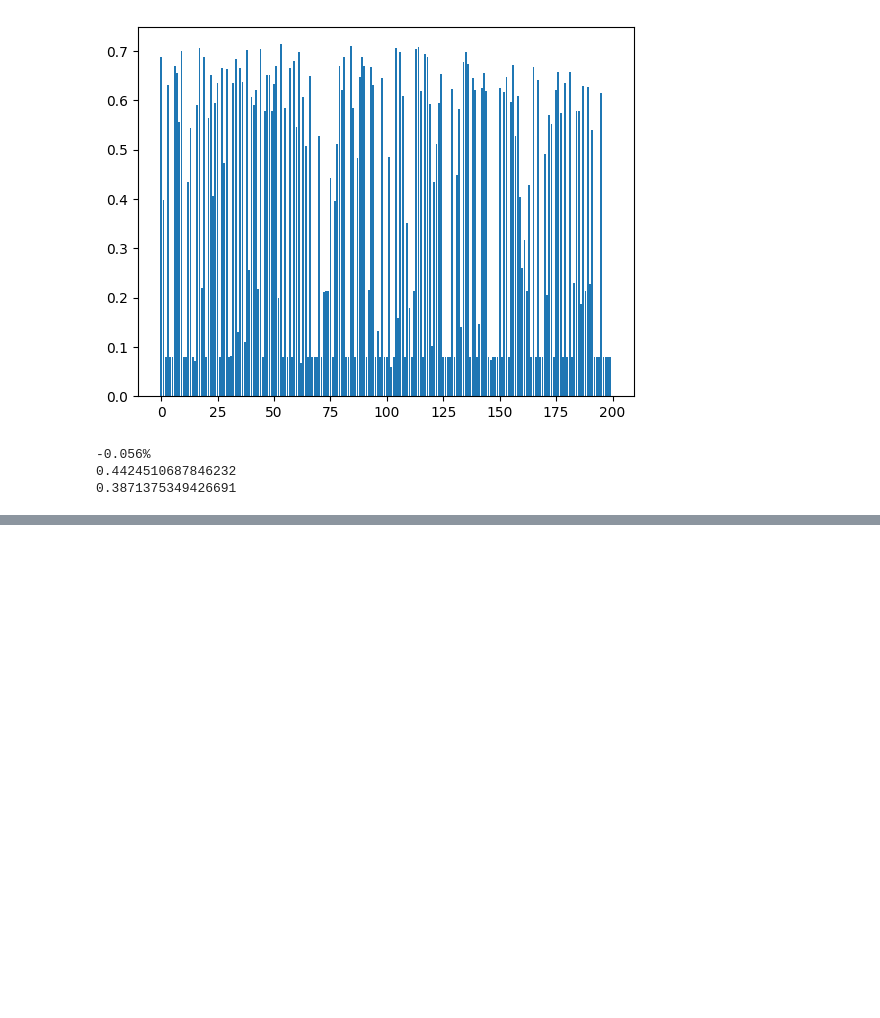
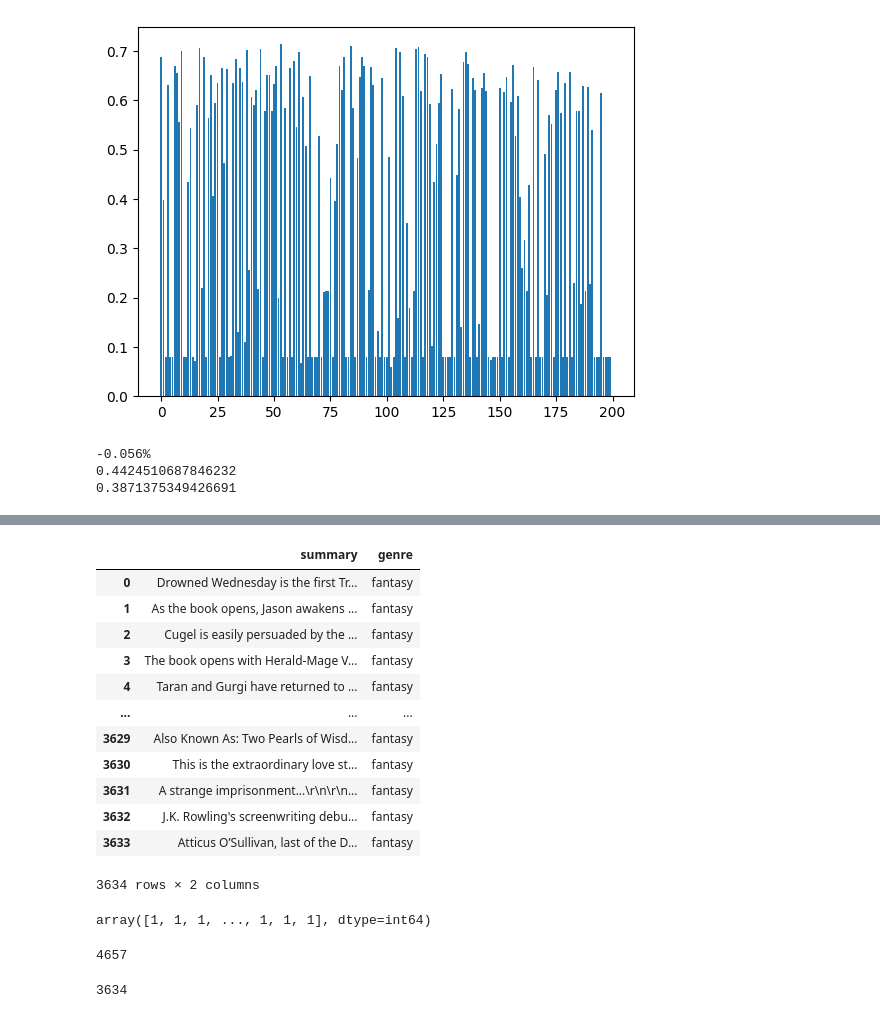
Before and after one commit to BlueJ1/Book_genres, a Jupyter notebook: test.ipynb, the cells around one changed output, grey strips where cells are left out. Cells and saved outputs as stored; diff of their text form; code cells hidden in the pictures; blank space fills up the shorter version.

```diff
--- a/test.ipynb
+++ b/test.ipynb
@@ -59,0 +231,20 @@ print(np.mean(losses))
+# %%
+train_df
+# %% [output]
+|  | summary | genre |
+| 0 | Drowned Wednesday is the first Tr... | fantasy |
+| 1 | As the book opens, Jason awakens ... | fantasy |
+| 2 | Cugel is easily persuaded by the ... | fantasy |
+| 3 | The book opens with Herald-Mage V... | fantasy |
+| 4 | Taran and Gurgi have returned to ... | fantasy |
+| ... | ... | ... |
+| 3629 | Also Known As: Two Pearls of Wisd... | fantasy |
+| 3630 | This is the extraordinary love st... | fantasy |
+| 3631 | A strange imprisonment...\r\n\r\n... | fantasy |
+| 3632 | J.K. Rowling's screenwriting debu... | fantasy |
+| 3633 | Atticus O’Sullivan, last of the D... | fantasy |
+3634 rows × 2 columns
+# %%
+train_categorical_genres
+# %% [output]
+array([1, 1, 1, ..., 1, 1, 1], dtype=int64)
@@ -59,0 +254,8 @@ print(np.mean(losses))
+# %%
+len(df)
+# %% [output]
+4657
+# %%
+len(train_df)
+# %% [output]
+3634
```
Also changed, not shown: parts of 14 cells of this notebook, 6 other files.
